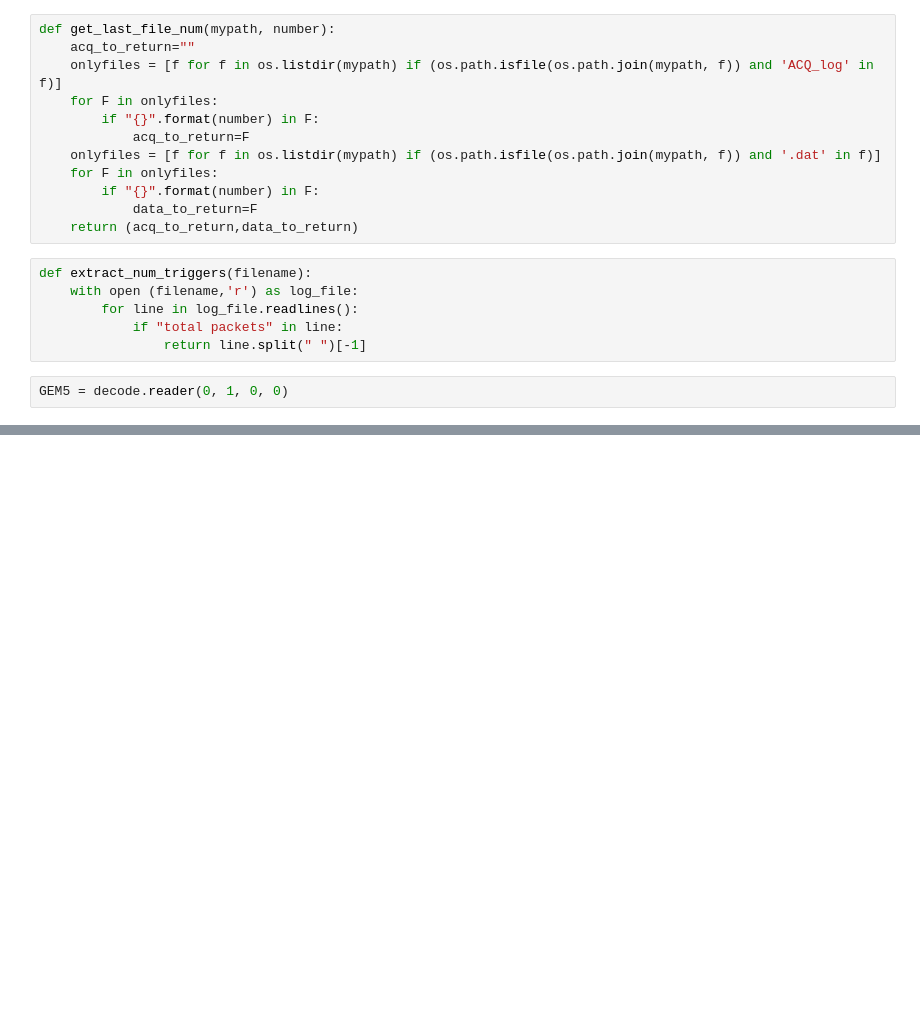
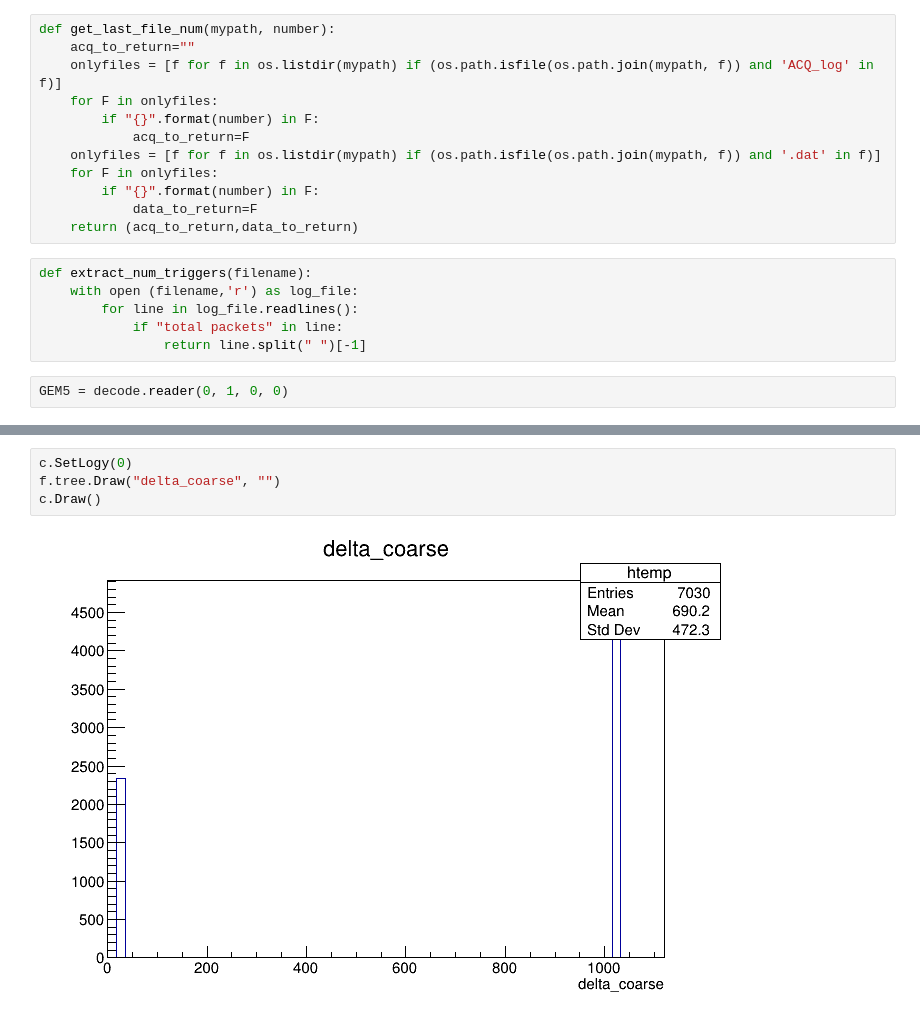
Before and after one commit to bortalberto/analysis_scripts, a Jupyter notebook: prove_rate/Get_rate_TM.ipynb, the cells around one changed output, grey strips where cells are left out. Cells and saved outputs as stored; diff of their text form; blank space fills up the shorter version.

```diff
--- a/prove_rate/Get_rate_TM.ipynb
+++ b/prove_rate/Get_rate_TM.ipynb
@@ -77,0 +100,6 @@ c.Draw()
+# %%
+c.SetLogy(0)
+f.tree.Draw("delta_coarse", "")
+c.Draw()
+# %% [output]
+[figure, added]
```
Also changed, not shown: parts of 17 cells of this notebook, 12 other files.
